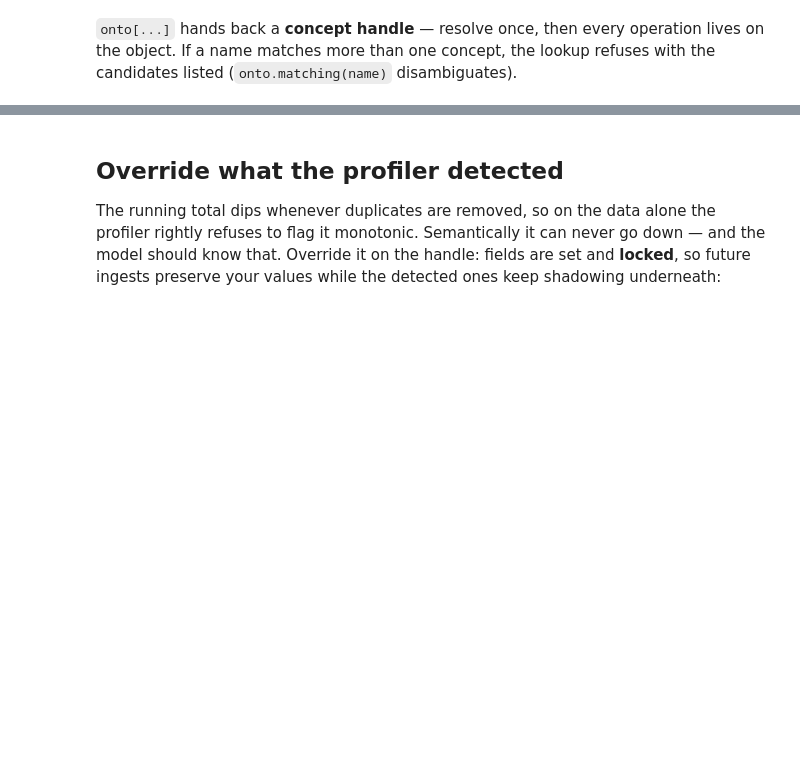
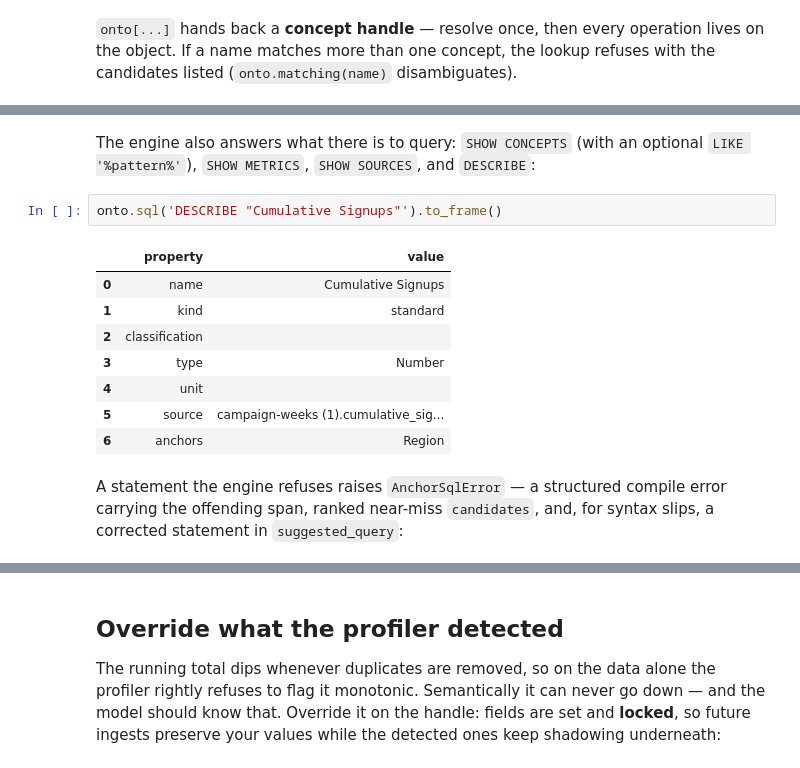
Before and after one commit to Perceptura/rootcause-python, a Jupyter notebook: examples/ontology.ipynb, the cells around one changed output, grey strips where cells are left out. Drawn from its saved outputs; the diff is of its cells as text; blank space fills up the shorter version.

```diff
--- a/examples/ontology.ipynb
+++ b/examples/ontology.ipynb
@@ -62,0 +88,18 @@ onto.query(
+# %% [markdown]
+The engine also answers what there is to query: `SHOW CONCEPTS` (with an
+optional `LIKE '%pattern%'`), `SHOW METRICS`, `SHOW SOURCES`, and `DESCRIBE`:
+# %%
+onto.sql('DESCRIBE "Cumulative Signups"').to_frame()
+# %% [output]
+|  | property | value |
+| 0 | name | Cumulative Signups |
+| 1 | kind | standard |
+| 2 | classification |  |
+| 3 | type | Number |
+| 4 | unit |  |
+| 5 | source | campaign-weeks (1).cumulative_sig... |
+| 6 | anchors | Region |
+# %% [markdown]
+A statement the engine refuses raises `AnchorSqlError` — a structured
+compile error carrying the offending span, ranked near-miss `candidates`,
+and, for syntax slips, a corrected statement in `suggested_query`:
```
Also changed, not shown: parts of 13 cells of this notebook, 8 other files.
